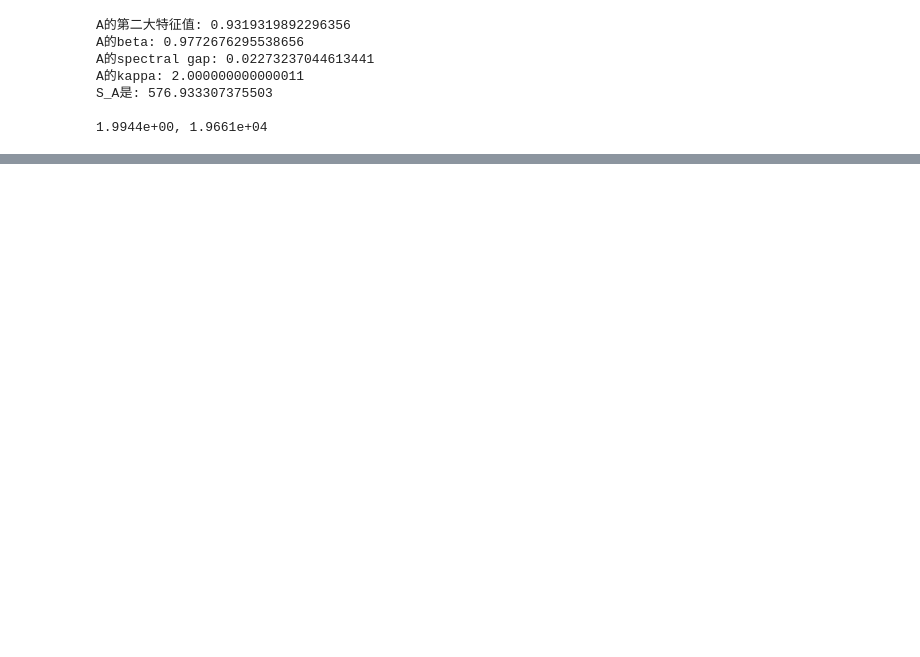
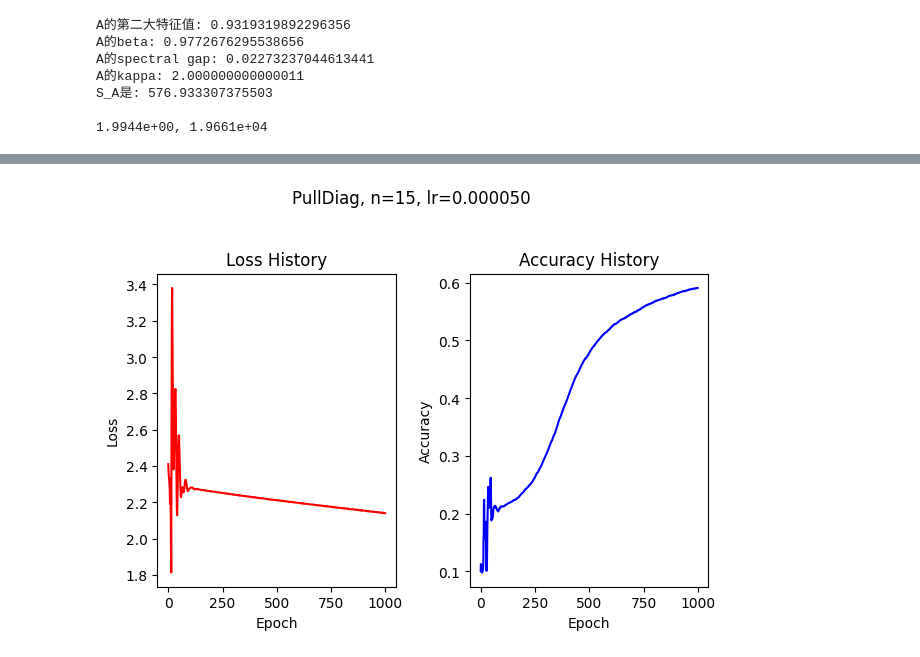
Before and after one commit to Luoxiaogan/PullSum_MNIST, a Jupyter notebook: code/神经网络实验/MNIST最终实验/实验部分/环状图, 15节点, 大异质性.ipynb, the cells around one changed output, grey strips where cells are left out. Saved outputs shown, nothing was run; the diff lists cells and outputs as text; code cells hidden in the pictures; blank space fills up the shorter version.

```diff
--- a/code/神经网络实验/MNIST最终实验/实验部分/环状图, 15节点, 大异质性.ipynb
+++ b/code/神经网络实验/MNIST最终实验/实验部分/环状图, 15节点, 大异质性.ipynb
@@ -66,0 +69,18 @@ KeyboardInterrupt:
+# %%
+Diag_ll1, Diag_aa1 = train_PullDiag(
+    n=n,
+    A=A,
+    model_class=MNISTClassifier_4layer_2,
+    seed_for_model=49,
+    criterion_class=nn.CrossEntropyLoss,
+    epochs=1000,
+    lr=5e-5,
+    X_train_data=h_data,
+    y_train_data=y_data,
+    X_test_data=X_test,
+    y_test_data=y_test,
+    compute_accuracy=compute_accuracy_with_average_model,
+    show_graph=True
+)
+# %% [output]
+[figure, added]
```
Also changed, not shown: parts of 5 cells of this notebook.
